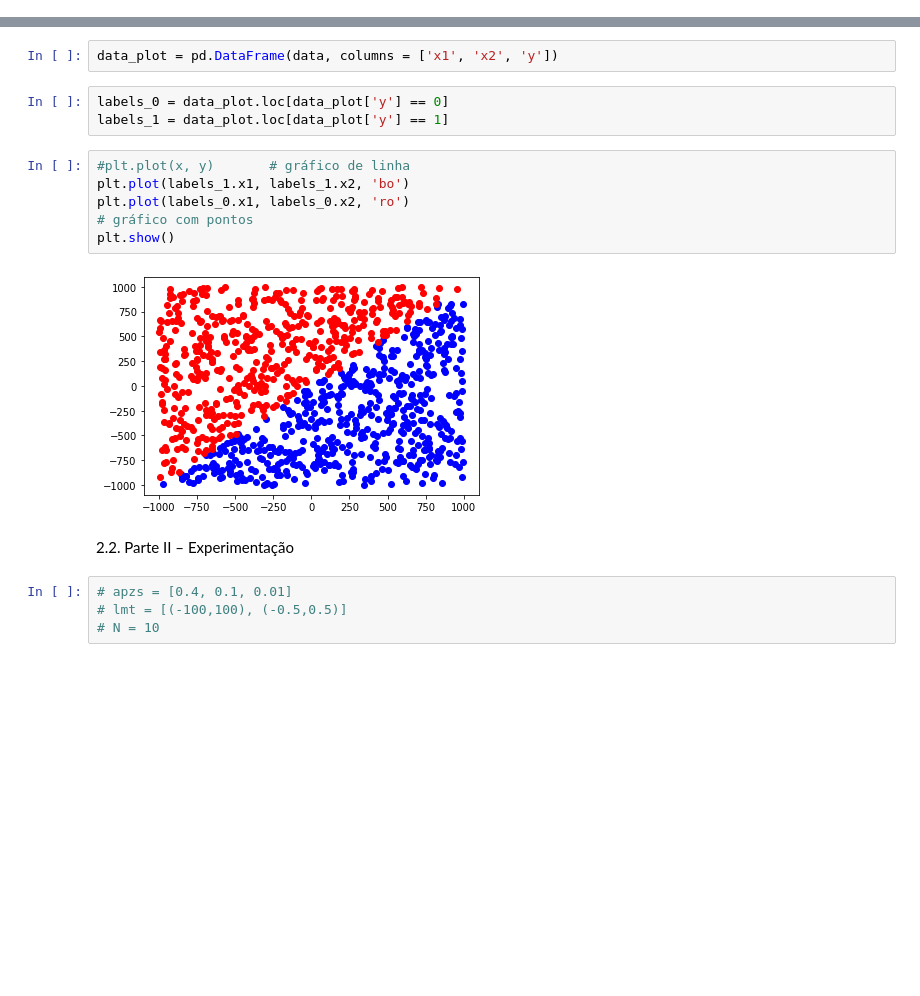
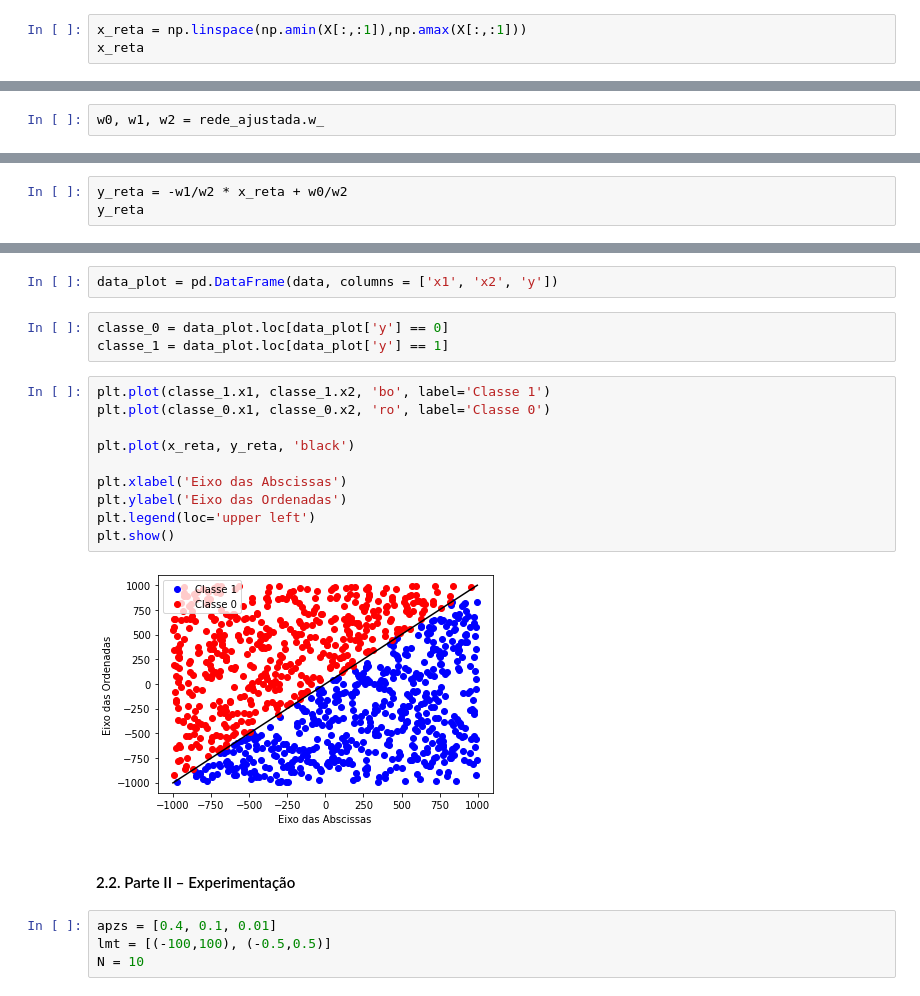
Before and after one commit to delrickOliveira/rna_2021_2.1, a Jupyter notebook: RNA_2_1_sugestao.ipynb, the cells around one changed output, grey strips where cells are left out. Cells and saved outputs as stored; diff of their text form; blank space fills up the shorter version.

```diff
--- a/RNA_2_1_sugestao.ipynb
+++ b/RNA_2_1_sugestao.ipynb
@@ -155,0 +214,3 @@ array([  -0.4229314 ,  323.17006426, -323.27731367])
+# %%
+x_reta = np.linspace(np.amin(X[:,:1]),np.amax(X[:,:1]))
+x_reta
@@ -155,0 +231,2 @@ array([  -0.4229314 ,  323.17006426, -323.27731367])
+# %%
+w0, w1, w2 = rede_ajustada.w_
@@ -155,0 +237,3 @@ array([  -0.4229314 ,  323.17006426, -323.27731367])
+# %%
+y_reta = -w1/w2 * x_reta + w0/w2
+y_reta
@@ -156,20 +254,24 @@ array([  -0.4229314 ,  323.17006426, -323.27731367])
 # %%
 data_plot = pd.DataFrame(data, columns = ['x1', 'x2', 'y'])
 # %%
-labels_0 = data_plot.loc[data_plot['y'] == 0]
-labels_1 = data_plot.loc[data_plot['y'] == 1]
+classe_0 = data_plot.loc[data_plot['y'] == 0]
+classe_1 = data_plot.loc[data_plot['y'] == 1]
-# %%
-#plt.plot(x, y)       # gráfico de linha
-plt.plot(labels_1.x1, labels_1.x2, 'bo')
-plt.plot(labels_0.x1, labels_0.x2, 'ro')
-# gráfico com pontos
-plt.show()
-# %% [output]
-[figure, removed]
+# %%
+plt.plot(classe_1.x1, classe_1.x2, 'bo', label='Classe 1')
+plt.plot(classe_0.x1, classe_0.x2, 'ro', label='Classe 0')
+
+plt.plot(x_reta, y_reta, 'black')
+
+plt.xlabel('Eixo das Abscissas')
+plt.ylabel('Eixo das Ordenadas')
+plt.legend(loc='upper left')
+plt.show()
+# %% [output]
+[figure, added]
 # %% [markdown]
-2.2. Parte II – Experimentação
+#### 2.2. Parte II – Experimentação
 # %%
-# apzs = [0.4, 0.1, 0.01]
-# lmt = [(-100,100), (-0.5,0.5)]
-# N = 10
+apzs = [0.4, 0.1, 0.01]
+lmt = [(-100,100), (-0.5,0.5)]
+N = 10
 # %%
```
Also changed, not shown: parts of 17 cells of this notebook.
